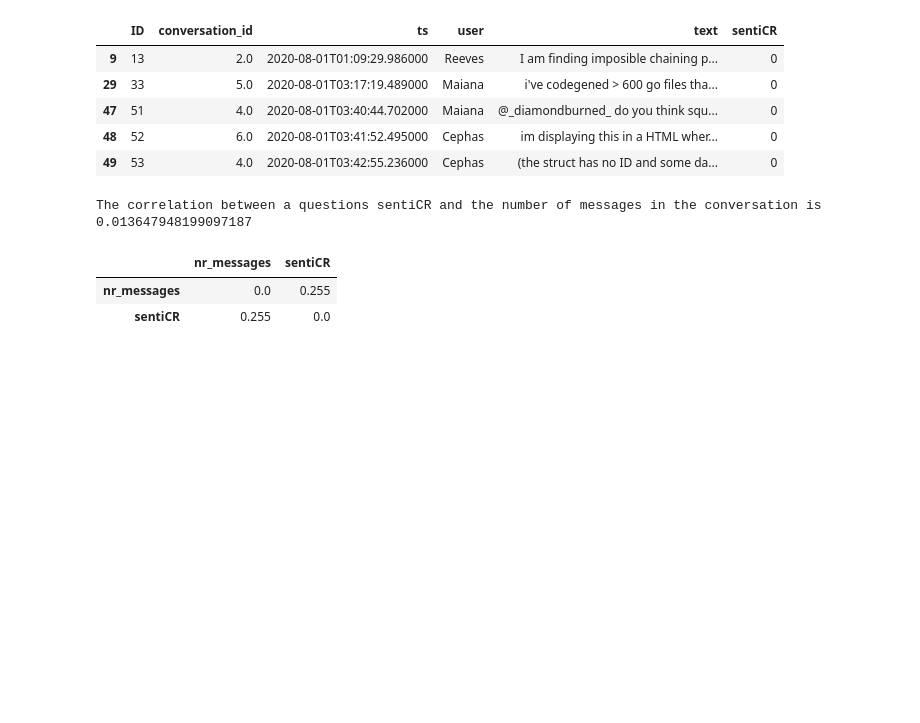
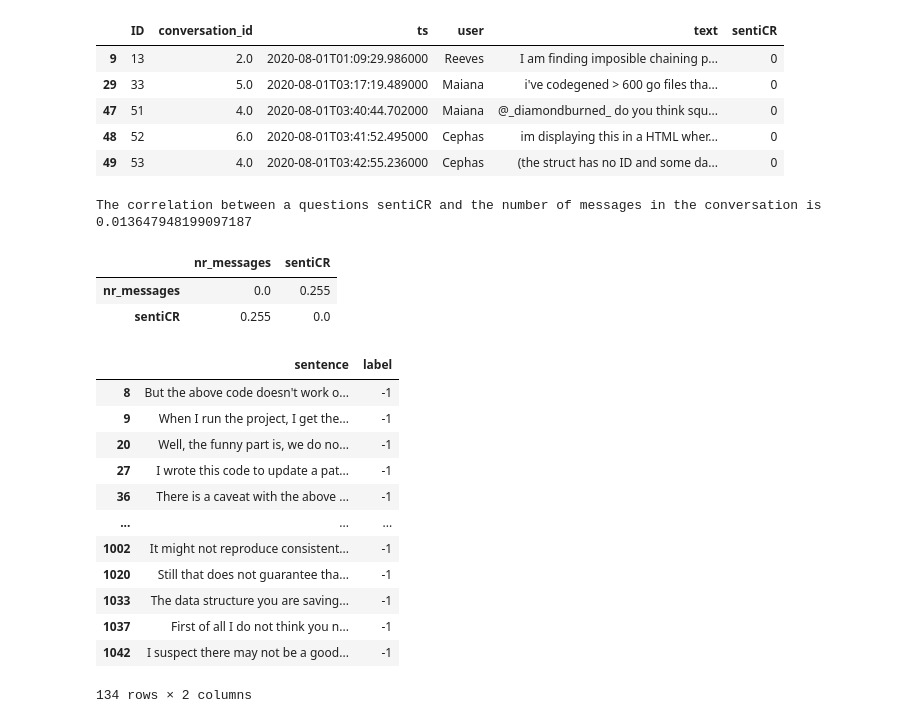
Before and after one commit to Tomgroot/empiricalSE, a Jupyter notebook: SentiScore.ipynb, the cells around one changed output. Saved outputs shown, nothing was run; the diff lists cells and outputs as text; code cells hidden in the pictures; blank space fills up the shorter version.

Commit message:
Add general sentiscore analysis

```diff
--- a/SentiScore.ipynb
+++ b/SentiScore.ipynb
@@ -387,3 +387,20 @@ calculate_pvalues(question_sentiCR_df[['nr_messages','sentiCR']])
 |  | nr_messages | sentiCR |
 | nr_messages | 0.0 | 0.255 |
 | sentiCR | 0.255 | 0.0 |
+# %%
+cur_train=pd.read_pickle('SentiCR/data/so-train.pkl')
+cur_train[cur_train['label'] == -1]
+# %% [output]
+|  | sentence | label |
+| 8 | But the above code doesn't work o... | -1 |
+| 9 | When I run the project, I get the... | -1 |
+| 20 | Well, the funny part is, we do no... | -1 |
+| 27 | I wrote this code to update a pat... | -1 |
+| 36 | There is a caveat with the above ... | -1 |
+| ... | ... | ... |
+| 1002 | It might not reproduce consistent... | -1 |
+| 1020 | Still that does not guarantee tha... | -1 |
+| 1033 | The data structure you are saving... | -1 |
+| 1037 | First of all I do not think you n... | -1 |
+| 1042 | I suspect there may not be a good... | -1 |
+134 rows × 2 columns
```
Also changed, not shown: parts of 2 cells of this notebook, 4 other files.
